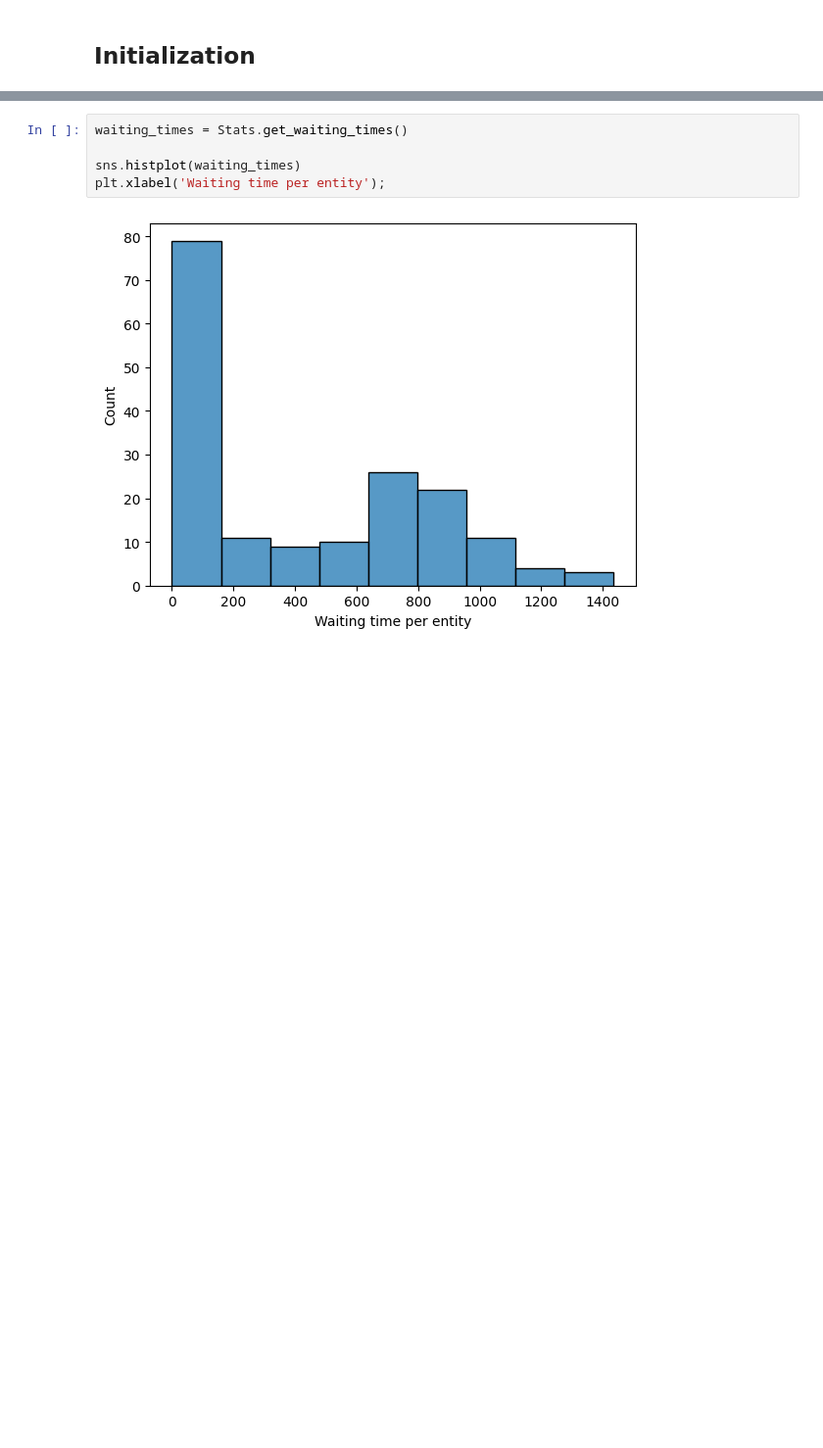
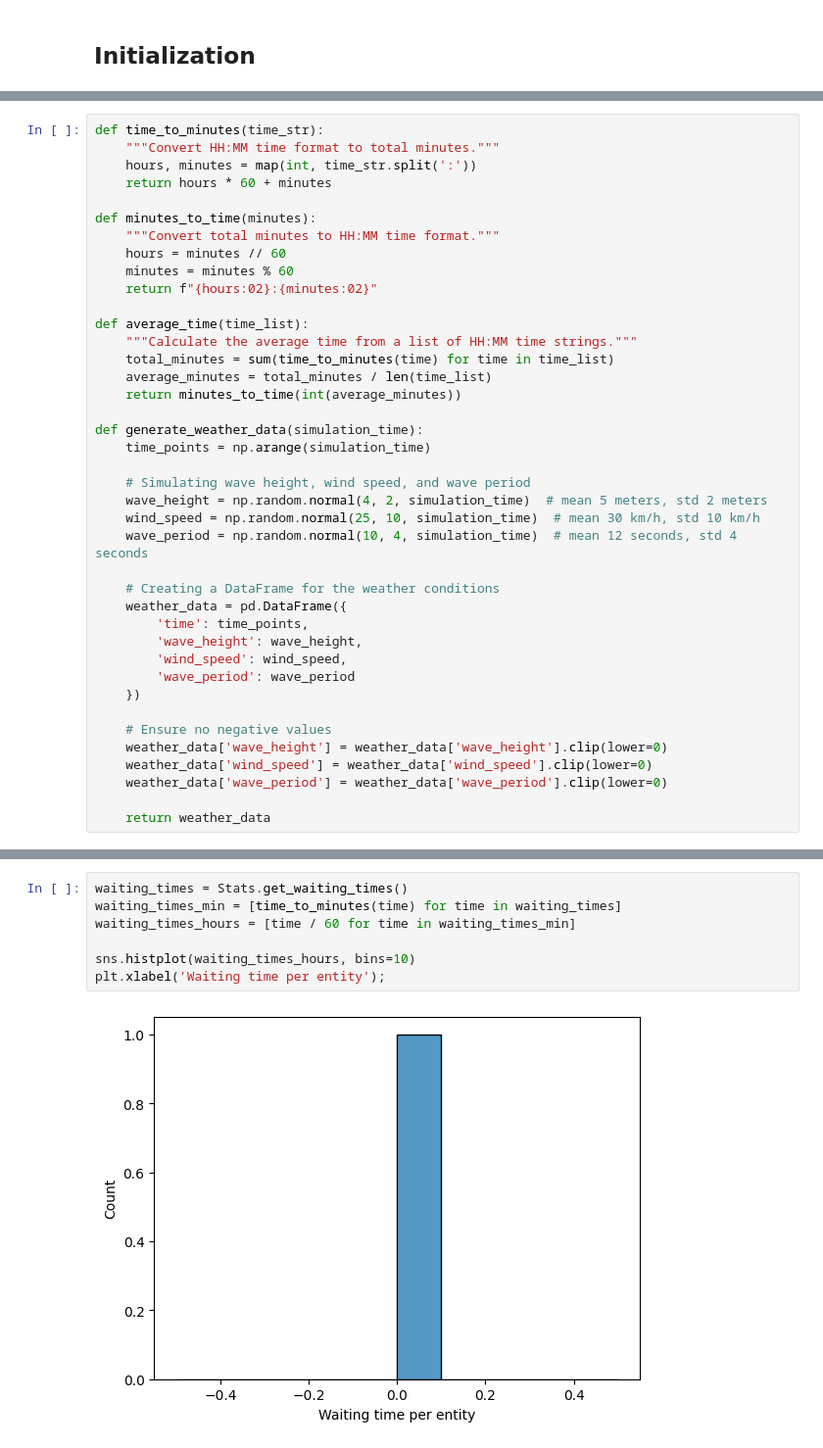
Before and after one commit to Mohammed-khlifi/port_trafic_simulation, a Jupyter notebook: DES.ipynb, the cells around one changed output, grey strips where cells are left out. Shown at 98% size. Drawn from its saved outputs; the diff is of its cells as text; blank space fills up the shorter version.

```diff
--- a/DES.ipynb
+++ b/DES.ipynb
@@ -375,0 +268,40 @@ Customer average time processing = 05:04
+# %%
+def time_to_minutes(time_str):
+    """Convert HH:MM time format to total minutes."""
+    hours, minutes = map(int, time_str.split(':'))
+    return hours * 60 + minutes
+
+def minutes_to_time(minutes):
+    """Convert total minutes to HH:MM time format."""
+    hours = minutes // 60
+    minutes = minutes % 60
+    return f"{hours:02}:{minutes:02}"
+
+def average_time(time_list):
+    """Calculate the average time from a list of HH:MM time strings."""
+    total_minutes = sum(time_to_minutes(time) for time in time_list)
+    average_minutes = total_minutes / len(time_list)
+    return minutes_to_time(int(average_minutes))
+
+def generate_weather_data(simulation_time):
+    time_points = np.arange(simulation_time)
+
+    # Simulating wave height, wind speed, and wave period
+    wave_height = np.random.normal(4, 2, simulation_time)  # mean 5 meters, std 2 meters
+    wind_speed = np.random.normal(25, 10, simulation_time)  # mean 30 km/h, std 10 km/h
+    wave_period = np.random.normal(10, 4, simulation_time)  # mean 12 seconds, std 4 seconds
+
+    # Creating a DataFrame for the weather conditions
+    weather_data = pd.DataFrame({
+        'time': time_points,
+        'wave_height': wave_height,
+        'wind_speed': wind_speed,
+        'wave_period': wave_period
+    })
+
+    # Ensure no negative values
+    weather_data['wave_height'] = weather_data['wave_height'].clip(lower=0)
+    weather_data['wind_speed'] = weather_data['wind_speed'].clip(lower=0)
+    weather_data['wave_period'] = weather_data['wave_period'].clip(lower=0)
+
+    return weather_data
@@ -398,7 +1181,9 @@ Text(0.5, 0, 'Time in hours')
 # %%
 waiting_times = Stats.get_waiting_times()
+waiting_times_min = [time_to_minutes(time) for time in waiting_times]
+waiting_times_hours = [time / 60 for time in waiting_times_min]
 
-sns.histplot(waiting_times)
+sns.histplot(waiting_times_hours, bins=10)
 plt.xlabel('Waiting time per entity');
 # %% [output]
-[figure, old version]
+[figure, new version]
```
Also changed, not shown: parts of 16 cells of this notebook.
